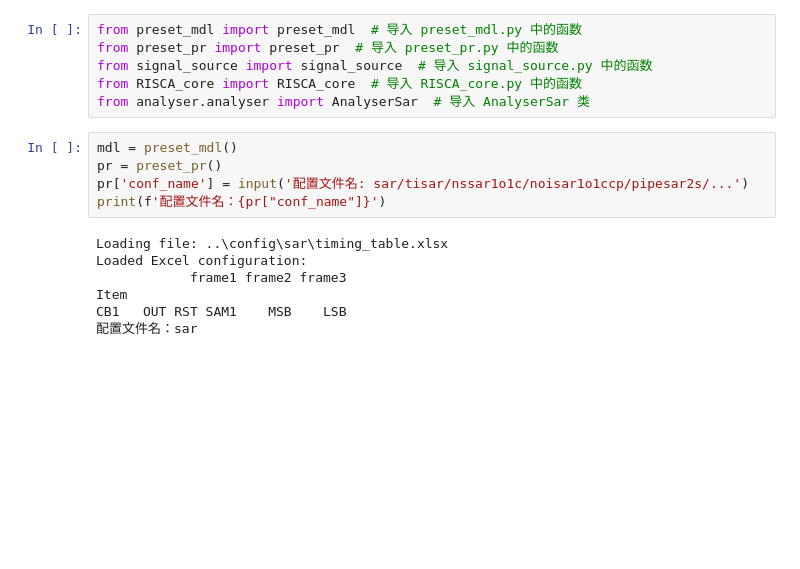
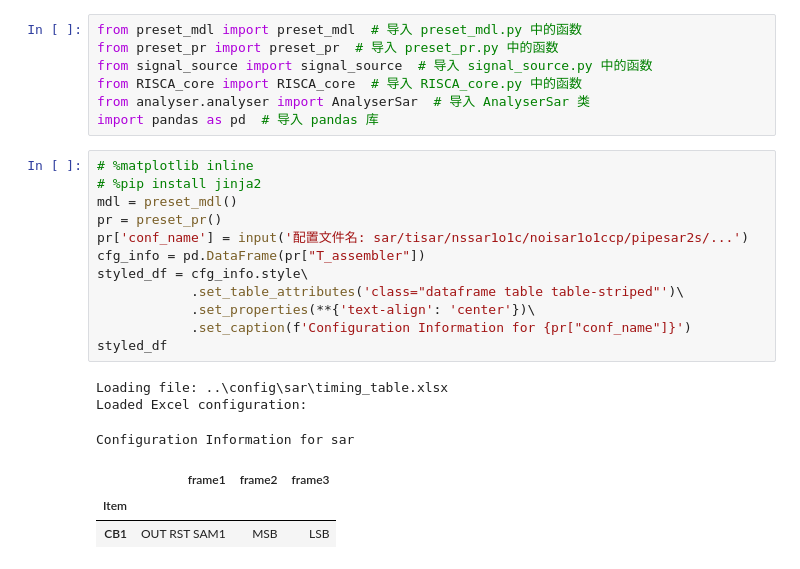
Before and after one commit to lin-k23/SAR_ADC, a Jupyter notebook: script/simulator.ipynb, the cells around one changed output. Cells and saved outputs as stored; diff of their text form; blank space fills up the shorter version.

Commit message:
config renamed

```diff
--- a/script/simulator.ipynb
+++ b/script/simulator.ipynb
@@ -4,18 +4,26 @@ from preset_pr import preset_pr  # 导入 preset_pr.py 中的函数
 from signal_source import signal_source  # 导入 signal_source.py 中的函数
 from RISCA_core import RISCA_core  # 导入 RISCA_core.py 中的函数
 from analyser.analyser import AnalyserSar  # 导入 AnalyserSar 类
+import pandas as pd  # 导入 pandas 库
 # %%
+# %matplotlib inline
+# %pip install jinja2
 mdl = preset_mdl()
 pr = preset_pr()
 pr['conf_name'] = input('配置文件名: sar/tisar/nssar1o1c/noisar1o1ccp/pipesar2s/...')
-print(f'配置文件名：{pr["conf_name"]}')
+cfg_info = pd.DataFrame(pr["T_assembler"])
+styled_df = cfg_info.style\
+            .set_table_attributes('class="dataframe table table-striped"')\
+            .set_properties(**{'text-align': 'center'})\
+            .set_caption(f'Configuration Information for {pr["conf_name"]}')
+styled_df
 # %% [output]
 Loading file: ..\config\sar\timing_table.xlsx
 Loaded Excel configuration:
-            frame1 frame2 frame3
-Item
-CB1   OUT RST SAM1    MSB    LSB
-配置文件名：sar
+Configuration Information for sar
+|  | frame1 | frame2 | frame3 |
+| Item |  |  |  |
+| CB1 | OUT RST SAM1 | MSB | LSB |
 # %%
 # 定义输入信号峰值
 v_in_peak = [0.85, 0]
```
Also changed, not shown: parts of 1 cell of this notebook, 35 other files.
